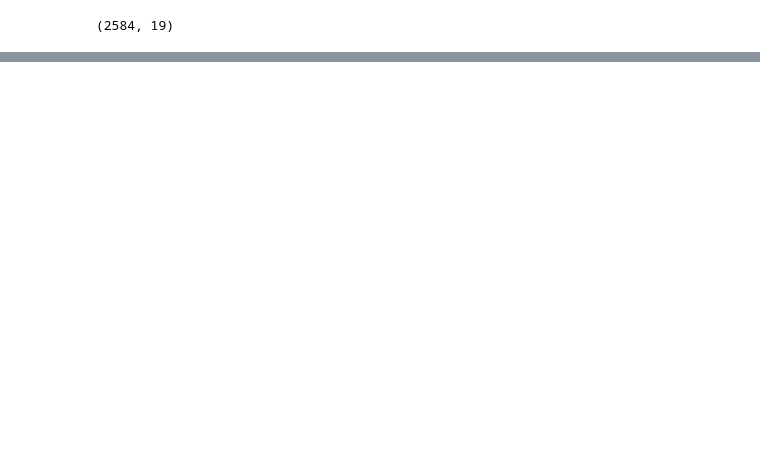
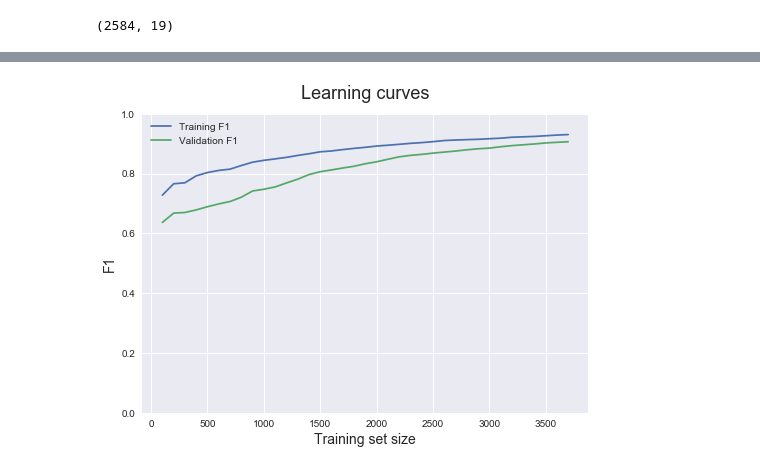
Before and after one commit to nshea3/ml_notebooks, a Jupyter notebook: ML_P1_coalbumps.ipynb, the cells around one changed output, grey strips where cells are left out. Cells and saved outputs as stored; diff of their text form; code cells hidden in the pictures; blank space fills up the shorter version.

```diff
--- a/ML_P1_coalbumps.ipynb
+++ b/ML_P1_coalbumps.ipynb
@@ -60,0 +73,9 @@ plot_learning_curve(train_sizes, train_scores_mean, validation_scores_mean)
+# %%
+import sklearn
+
+knn_est = sklearn.neighbors.KNeighborsClassifier()
+
+
+plot_learning_curve(*tv_scores_mean(knn_est,X,y,train_sizes))
+# %% [output]
+[figure, added]
```
Also changed, not shown: parts of 10 cells of this notebook.
